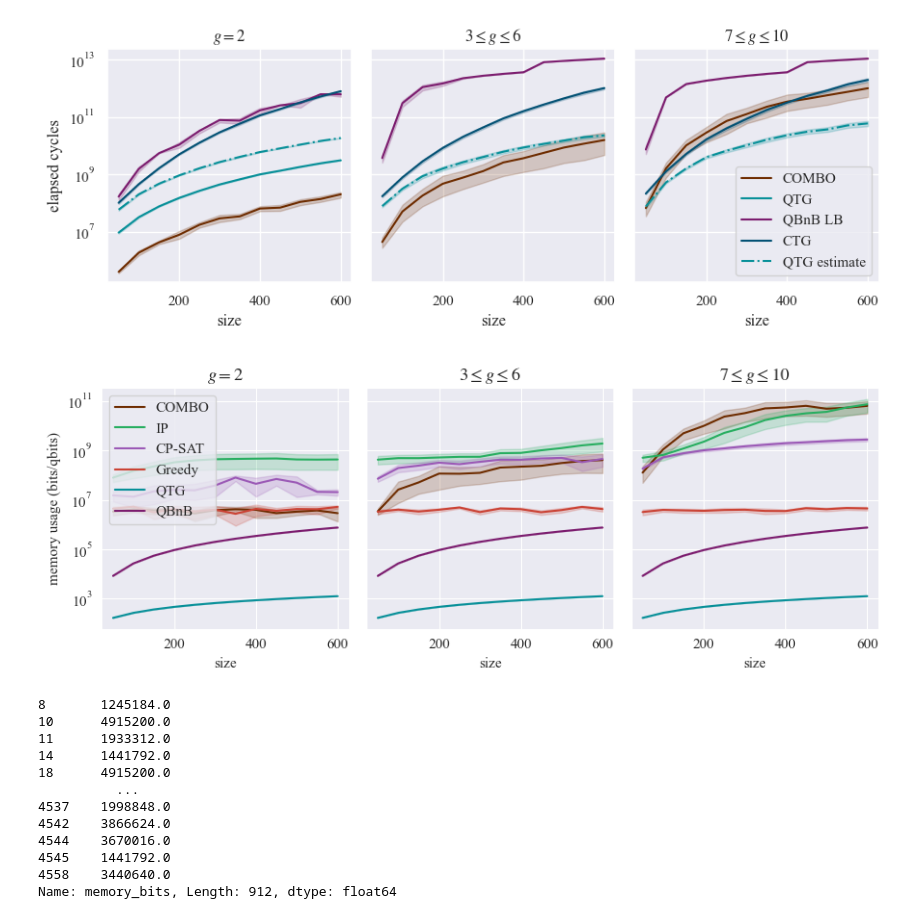
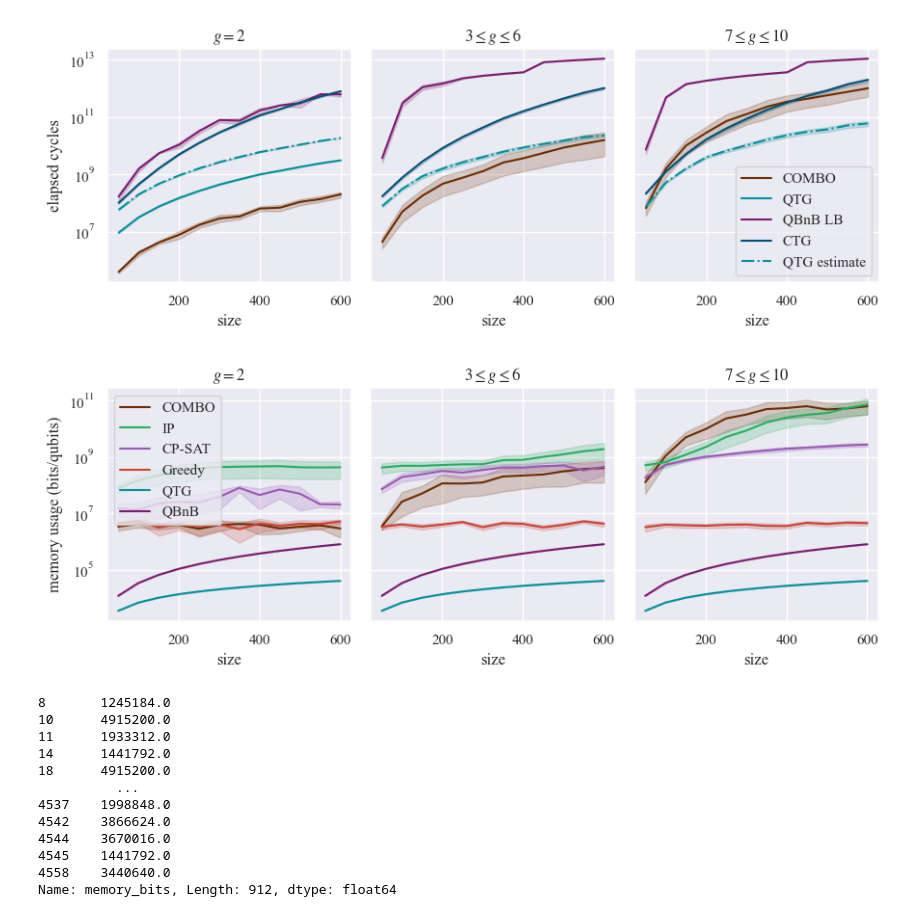
Before and after one commit to SoerenWilkening/QTG_0-1Knapsack, a Jupyter notebook: evaluation/06_elapsed_cycles.ipynb, the cells around one changed output. Cells and saved outputs as stored; diff of their text form; code cells hidden in the pictures.

Commit message:
Updated plots for grover and elapsed cycles

```diff
--- a/evaluation/06_elapsed_cycles.ipynb
+++ b/evaluation/06_elapsed_cycles.ipynb
@@ -218,47 +222,61 @@ fig.savefig('out/06_elapsed_cycles.pdf', bbox_inches='tight')
 ['COMBO', 'IP', 'CP-SAT', 'Greedy', 'QTG', 'QBnB LB', 'CTG']
 [figure]
 # %%
+qbnb = qtg_results.copy()
+qbnb['memory_bits'] = qbnb.apply(lambda row: row["memory_bits"] * row["size"], axis=1)
+qbnb['algorithm_human_readable'] = "QBnB"
+
+ctg = ctg_results.copy()
+ctg['memory_bits'] = ctg['qtg_estimate_memory_bits']
+
 memory_comparison = pd.concat([
-    classical_results[classical_results["algorithm"] != "expknap"]
+    classical_results[classical_results["algorithm"] != "expknap"],
 ])
 
-qbnb = qtg_results.copy()
-qbnb['memory_bits'] = qbnb.apply(lambda row: row["memory_bits"] * row["size"], axis=1)
+def add_classical_memory(row):
+    size = row["size"]
+    size_int = 32
+    return row["memory_bits"] + 2 * size_int + size * 2 * size_int # capacity + size + n * (costs+profits)
 
+
+qbnb['memory_bits'] = qbnb.apply(add_classical_memory, axis=1)
+ctg['memory_bits'] = ctg.apply(add_classical_memory, axis=1)
 
 fig, axs = plt.subplots(figsize=(9, 3.5), ncols=3)
 for i, val in enumerate(['$g=2$', '$3 \\leq g \\leq 6$', '$7 \\leq g \\leq 10$']):
-    sns.lineplot(memory_comparison[memory_comparison['g_group'] == val], x='size', y='memory_bits', hue='algorithm_human_readable', hue_order=hue_order, ax=axs[i])
-    sns.lineplot(ctg_results[ctg_results['g_group'] == val], x='size', y='qtg_estimate_memory_bits', ax=axs[i], color="C4")
+    sns.lineplot(memory_comparison[memory_comparison['g_group'] == val],
+                 x='size', y='memory_bits',
+                 hue='algorithm_human_readable', hue_order=hue_order, ax=axs[i])
+    sns.lineplot(ctg[ctg['g_group'] == val], x='size', y='memory_bits', ax=axs[i], color="C4")
     sns.lineplot(qbnb, x='size', y='memory_bits', ax=axs[i], color="C5", label="QBnB")
     axs[i].set_yscale('log')
     axs[i].set_title(val)
 
     legend = axs[i].legend(loc="upper left")
     texts = [algo.get_text() for algo in legend.get_texts()]
     lines = legend.get_lines()
     legend.remove()
 
     if i == 0:
-        axs[i].set_ylabel("memory usage (bits/qbits)")
+        axs[i].set_ylabel("memory usage (bits/qubits)")
     else:
         axs[i].set_ylabel("")
 
 axs[0].legend(lines, texts, loc='upper left', ncol=1)
 fig.subplots_adjust(top=0.8)
 min_y = min([ax.get_ylim()[0] for ax in axs])
 max_y = max([ax.get_ylim()[1] for ax in axs])
 
 for i, ax in enumerate(axs):
     ax.set_ylim(min_y, max_y)
     if i > 0:
         ax.set_yticklabels([])
         ax.set_ylabel("")
 
 fig.tight_layout()
-fig.savefig('out/06_memory_comparison.pdf', bbox_inches='tight')
+fig.savefig('out/06_memory_comparison_with_classical.pdf', bbox_inches='tight')
 # %% [output]
-[figure, old version]
+[figure, new version]
 # %%
 memory_comparison[memory_comparison["algorithm"] == "combo"]["memory_bits"]
 # %% [output]
```
Also changed, not shown: parts of 1 cell of this notebook, 1 other file.
